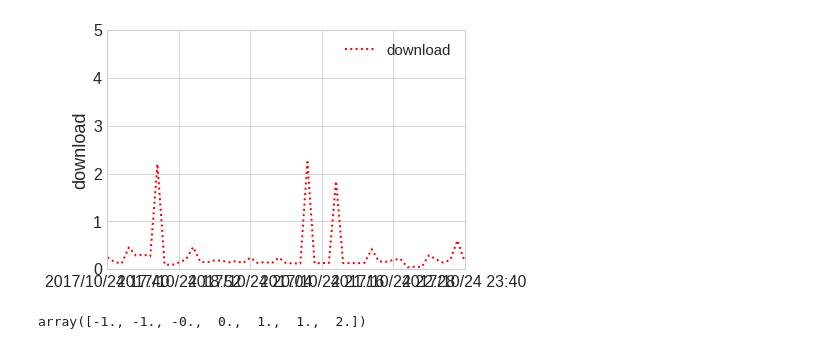
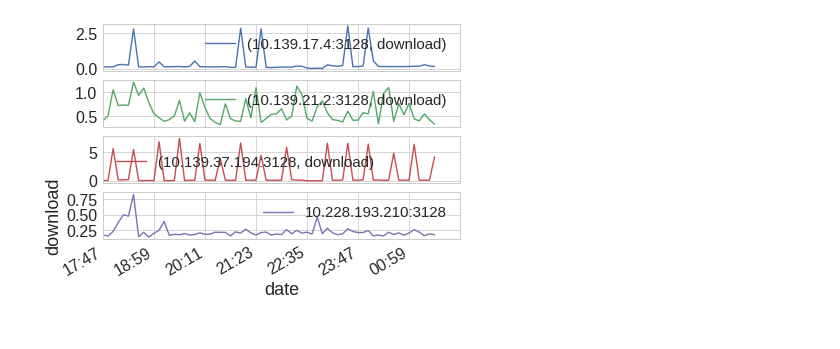
Before and after one commit to khulan8824/shellKhulan, a Jupyter notebook: plots/proxy_plots.ipynb, the cells around one changed output. Drawn from its saved outputs; the diff is of its cells as text; code cells hidden in the pictures.

Commit message:
Plotting wi

```diff
--- a/plots/proxy_plots.ipynb
+++ b/plots/proxy_plots.ipynb
@@ -6,16 +6,19 @@ import pandas as pd
 import matplotlib as mpl
 from matplotlib import lines
 from matplotlib import pyplot as plt
+import matplotlib.dates as mdates
 import numpy as np
 import seaborn as sns
 
 EXP_NAME = "inputs"
-MAX_ROUNDS = 50
+MAX_ROUNDS = 70
 MAX_YVAL = 5
 
 RESULTS_DIR = os.path.join( os.getcwd(),'results')
 INPUT_DIR = os.path.join( os.getcwd(), 'inputs')
 
+headers = ['date', 'download', 'code']
+dtypes = [pd.datetime, float, float]
 
 ##SET SEABORN STYLE
 sns.set_style("whitegrid")
@@ -35,9 +38,8 @@ mpl.rcParams['axes.titlesize'] = LABEL_FONTSIZE
 mpl.rcParams['font.size'] = LABEL_FONTSIZE
 plt.rc('legend',**{'fontsize':LEGEND_FONTSIZE})
 
+#Read input files from the directory and returns DataTable object in a combined list
 def read_inputs():
-    """"Reads the results for all the nodes and returns
-    a list of pandas Dataframes, one for each node"""
     #Get list of nodes(files) with results
     nodes = [f for f in os.listdir(INPUT_DIR) if os.path.isfile(os.path.join(INPUT_DIR, f))]
     #Load results from each node
@@ -45,11 +47,15 @@ def read_inputs():
     for node in nodes:
         f = os.path.join(INPUT_DIR,node)
         try:
-            nodes_results[node] = pd.read_csv(f)
+            nodes_results[node] = pd.read_csv(f,  usecols=["date", "download"],
+                                              parse_dates=['date'], index_col=0)
+
             nodes_results[node] = nodes_results[node].replace('None',np.nan)
         except Exception:
             print('EXception')
     return nodes_results
+
+
 
 def plot_var_per_round(results, var):
     """Plot the median acrros nodes of a variable"""
@@ -60,66 +66,44 @@ def plot_var_per_round(results, var):
     median.plot()
     #Modify parameters
     plt.ylabel(var)
-    plt.xlabel('time')
+    #plt.xlabel('Date')
     plt.xlim(0,MAX_ROUNDS)
-    plt.ylim(0,MAX_YVAL)
-    #Dummy line to avoid bug of matplotlib that closes image right after plot
-    #It's a readline function, just press enter
-    #input('Done')
-    #You can also automatically save figures
-    #fig.savefig(os.path.join(GRAPHS_DIR,var.replace(' ','_')+'_per_round.png'), format='png', dpi=fig.dpi)
+    plt.show()
 
-def plot_separately(results,variables, legend):
-
-    # Get median time series for all varibales
-    medians = [getMedianDF(results,var) for var in variables]
-    #print(medians)
-    i=0
-    colors = ['red', 'blue']
-    lbl=[]
-    for median in medians:
-        median.plot(label = legend[i], linewidth=2.0, linestyle=linestyles[i], color=colors[i])
-        lbl.append(legend[i])
-        i+=1
-    plt.legend(variables)
-    plt.ylabel(legend)
+# Plot results to the separately
+def plot_separately(results,y_label, legends):
+    df = pd.concat(results,axis=1)
+    df.index = df.index.to_series().dt.strftime('%H:%M')
+    df.plot(subplots=True)
+    plt.ylabel(y_label)
+    plt.legend(legends, loc ="upper right")
     plt.xlim(0,MAX_ROUNDS)
-    plt.ylim(0,MAX_YVAL)
     plt.show()
 
 ######### Assistant functions###############
 
 def getMedianDF(nodes_results,var):
     """"Helper function that extracts median time series of the var accross the various nodes"""
     series = []
     total=0
     count=0
     for name,r in nodes_results.items():
-        #Normalize duplicate rounds
-        #r['date'] = r['date'].apply(np.trunc)
-        s = r.groupby('date',axis=0).mean()[var]
+        s = r.groupby('date',axis=1).mean()[var]
         total+=s.mean()
         count+=1
         s.name = name
         series.append(s)
     #try:
     df = pd.concat(series,axis=1)
     #except:
         #ipdb.set_trace()
     median = df.median(axis=1)
     median.name = var
     return median
 
 if __name__ == '__main__':
-
     nodes_results = read_inputs()
-    #print(nodes_results['10.139.40.85:3128']['download'])
-    plot_separately(nodes_results, ['download'], 'download')
-    #plot_comparative(nodes_results,'download')
+    #print(nodes_results)
+    plot_separately(nodes_results, 'download', list(nodes_results))
 # %% [output]
-[figure, old version]
+[figure, new version]
-# %%
-a = np.array([-1.7, -1.5, -0.2, 0.2, 1.5, 1.7, 2.0])
-np.trunc(a)
-# %% [output]
-array([-1., -1., -0.,  0.,  1.,  1.,  2.])
```
